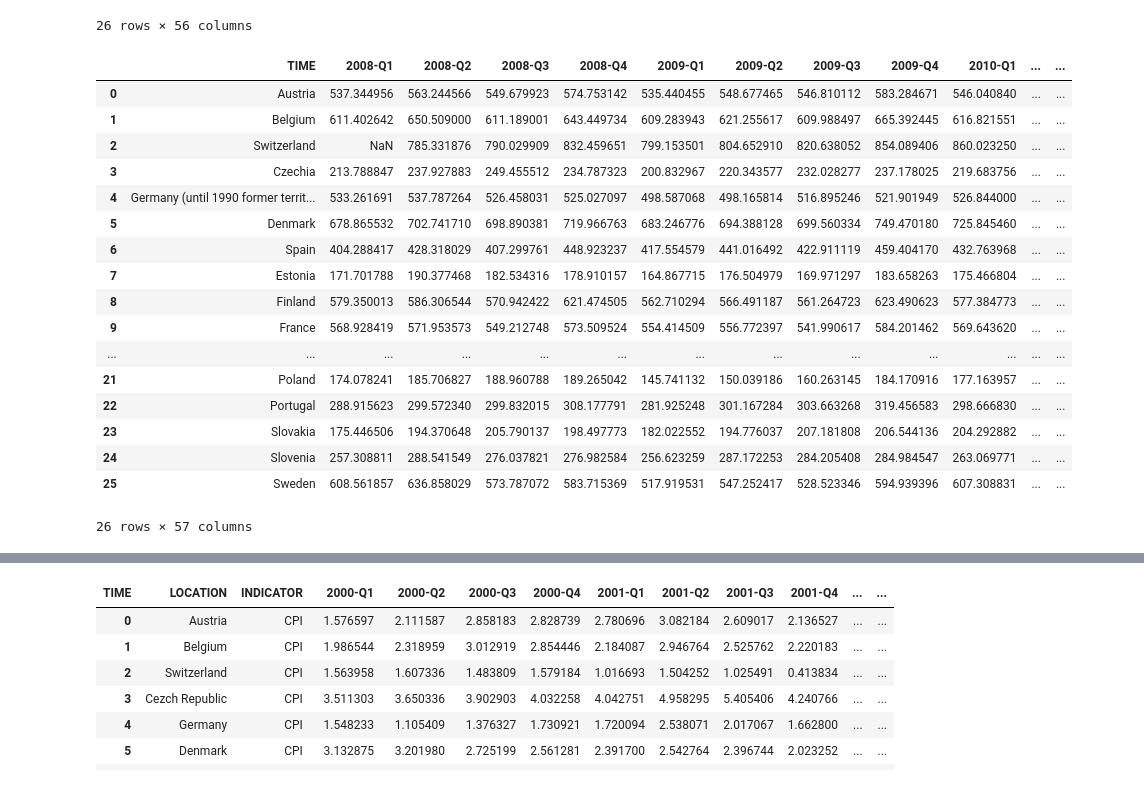
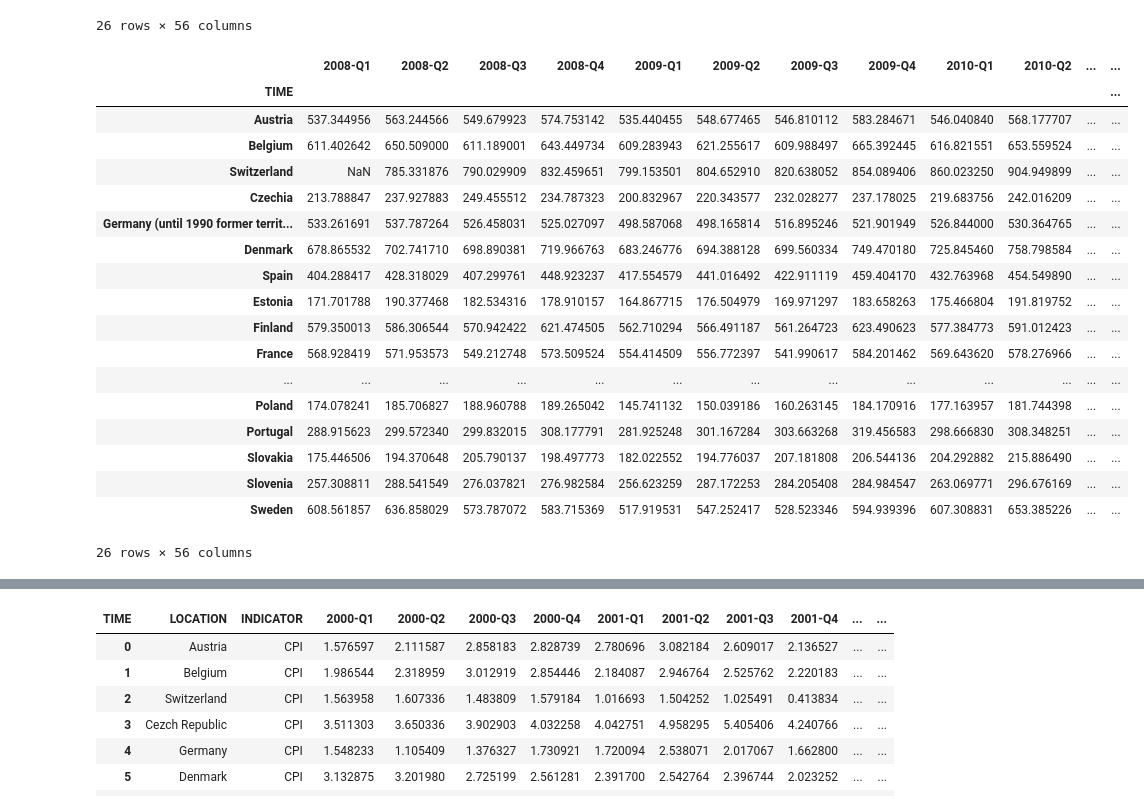
Before and after one commit to nisa-bayraktar/european_productivity, a Jupyter notebook: Infilation/infilation_HW_new_data.ipynb, the cells around one changed output, grey strips where cells are left out. Cells and saved outputs as stored; diff of their text form; code cells hidden in the pictures.

```diff
--- a/Infilation/infilation_HW_new_data.ipynb
+++ b/Infilation/infilation_HW_new_data.ipynb
@@ -271,24 +271,26 @@ per_HW_pro
 | 25 | Sweden | 608.561857 | 636.858029 | 573.787072 | 583.715369 | 517.919531 | 547.252417 | 528.523346 | 594.939396 | 607.308831 | ... | ... |
 26 rows × 56 columns
 # %%
-per_HW_pro['Average_Productivity']=per_HW_pro.iloc[:,1:55].mean(axis=1,skipna=True)
+per_HW_pro['Average_Productivity']=per_HW_pro.iloc[:,1:56].mean(axis=1,skipna=True)
+per_HW_pro = per_HW_pro.set_index('TIME')
 per_HW_pro
 # %% [output]
-|  | TIME | 2008-Q1 | 2008-Q2 | 2008-Q3 | 2008-Q4 | 2009-Q1 | 2009-Q2 | 2009-Q3 | 2009-Q4 | 2010-Q1 | ... | ... |
-| 0 | Austria | 537.344956 | 563.244566 | 549.679923 | 574.753142 | 535.440455 | 548.677465 | 546.810112 | 583.284671 | 546.040840 | ... | ... |
-| 1 | Belgium | 611.402642 | 650.509000 | 611.189001 | 643.449734 | 609.283943 | 621.255617 | 609.988497 | 665.392445 | 616.821551 | ... | ... |
-| 2 | Switzerland | NaN | 785.331876 | 790.029909 | 832.459651 | 799.153501 | 804.652910 | 820.638052 | 854.089406 | 860.023250 | ... | ... |
-| 3 | Czechia | 213.788847 | 237.927883 | 249.455512 | 234.787323 | 200.832967 | 220.343577 | 232.028277 | 237.178025 | 219.683756 | ... | ... |
-| 4 | Germany (until 1990 former territ... | 533.261691 | 537.787264 | 526.458031 | 525.027097 | 498.587068 | 498.165814 | 516.895246 | 521.901949 | 526.844000 | ... | ... |
-| 5 | Denmark | 678.865532 | 702.741710 | 698.890381 | 719.966763 | 683.246776 | 694.388128 | 699.560334 | 749.470180 | 725.845460 | ... | ... |
-| 6 | Spain | 404.288417 | 428.318029 | 407.299761 | 448.923237 | 417.554579 | 441.016492 | 422.911119 | 459.404170 | 432.763968 | ... | ... |
-| 7 | Estonia | 171.701788 | 190.377468 | 182.534316 | 178.910157 | 164.867715 | 176.504979 | 169.971297 | 183.658263 | 175.466804 | ... | ... |
-| 8 | Finland | 579.350013 | 586.306544 | 570.942422 | 621.474505 | 562.710294 | 566.491187 | 561.264723 | 623.490623 | 577.384773 | ... | ... |
-| 9 | France | 568.928419 | 571.953573 | 549.212748 | 573.509524 | 554.414509 | 556.772397 | 541.990617 | 584.201462 | 569.643620 | ... | ... |
+|  | 2008-Q1 | 2008-Q2 | 2008-Q3 | 2008-Q4 | 2009-Q1 | 2009-Q2 | 2009-Q3 | 2009-Q4 | 2010-Q1 | 2010-Q2 | ... | ... |
+| TIME |  |  |  |  |  |  |  |  |  |  |  | ... |
+| Austria | 537.344956 | 563.244566 | 549.679923 | 574.753142 | 535.440455 | 548.677465 | 546.810112 | 583.284671 | 546.040840 | 568.177707 | ... | ... |
+| Belgium | 611.402642 | 650.509000 | 611.189001 | 643.449734 | 609.283943 | 621.255617 | 609.988497 | 665.392445 | 616.821551 | 653.559524 | ... | ... |
+| Switzerland | NaN | 785.331876 | 790.029909 | 832.459651 | 799.153501 | 804.652910 | 820.638052 | 854.089406 | 860.023250 | 904.949899 | ... | ... |
+| Czechia | 213.788847 | 237.927883 | 249.455512 | 234.787323 | 200.832967 | 220.343577 | 232.028277 | 237.178025 | 219.683756 | 242.016209 | ... | ... |
+| Germany (until 1990 former territ... | 533.261691 | 537.787264 | 526.458031 | 525.027097 | 498.587068 | 498.165814 | 516.895246 | 521.901949 | 526.844000 | 530.364765 | ... | ... |
+| Denmark | 678.865532 | 702.741710 | 698.890381 | 719.966763 | 683.246776 | 694.388128 | 699.560334 | 749.470180 | 725.845460 | 758.798584 | ... | ... |
+| Spain | 404.288417 | 428.318029 | 407.299761 | 448.923237 | 417.554579 | 441.016492 | 422.911119 | 459.404170 | 432.763968 | 454.549890 | ... | ... |
+| Estonia | 171.701788 | 190.377468 | 182.534316 | 178.910157 | 164.867715 | 176.504979 | 169.971297 | 183.658263 | 175.466804 | 191.819752 | ... | ... |
+| Finland | 579.350013 | 586.306544 | 570.942422 | 621.474505 | 562.710294 | 566.491187 | 561.264723 | 623.490623 | 577.384773 | 591.012423 | ... | ... |
+| France | 568.928419 | 571.953573 | 549.212748 | 573.509524 | 554.414509 | 556.772397 | 541.990617 | 584.201462 | 569.643620 | 578.276966 | ... | ... |
 | ... | ... | ... | ... | ... | ... | ... | ... | ... | ... | ... | ... | ... |
-| 21 | Poland | 174.078241 | 185.706827 | 188.960788 | 189.265042 | 145.741132 | 150.039186 | 160.263145 | 184.170916 | 177.163957 | ... | ... |
-| 22 | Portugal | 288.915623 | 299.572340 | 299.832015 | 308.177791 | 281.925248 | 301.167284 | 303.663268 | 319.456583 | 298.666830 | ... | ... |
-| 23 | Slovakia | 175.446506 | 194.370648 | 205.790137 | 198.497773 | 182.022552 | 194.776037 | 207.181808 | 206.544136 | 204.292882 | ... | ... |
-| 24 | Slovenia | 257.308811 | 288.541549 | 276.037821 | 276.982584 | 256.623259 | 287.172253 | 284.205408 | 284.984547 | 263.069771 | ... | ... |
-| 25 | Sweden | 608.561857 | 636.858029 | 573.787072 | 583.715369 | 517.919531 | 547.252417 | 528.523346 | 594.939396 | 607.308831 | ... | ... |
+| Poland | 174.078241 | 185.706827 | 188.960788 | 189.265042 | 145.741132 | 150.039186 | 160.263145 | 184.170916 | 177.163957 | 181.744398 | ... | ... |
+| Portugal | 288.915623 | 299.572340 | 299.832015 | 308.177791 | 281.925248 | 301.167284 | 303.663268 | 319.456583 | 298.666830 | 308.348251 | ... | ... |
+| Slovakia | 175.446506 | 194.370648 | 205.790137 | 198.497773 | 182.022552 | 194.776037 | 207.181808 | 206.544136 | 204.292882 | 215.886490 | ... | ... |
+| Slovenia | 257.308811 | 288.541549 | 276.037821 | 276.982584 | 256.623259 | 287.172253 | 284.205408 | 284.984547 | 263.069771 | 296.676169 | ... | ... |
+| Sweden | 608.561857 | 636.858029 | 573.787072 | 583.715369 | 517.919531 | 547.252417 | 528.523346 | 594.939396 | 607.308831 | 653.385226 | ... | ... |
-26 rows × 57 columns
+26 rows × 56 columns
```
Also changed, not shown: parts of 10 cells of this notebook, 17 other files.
